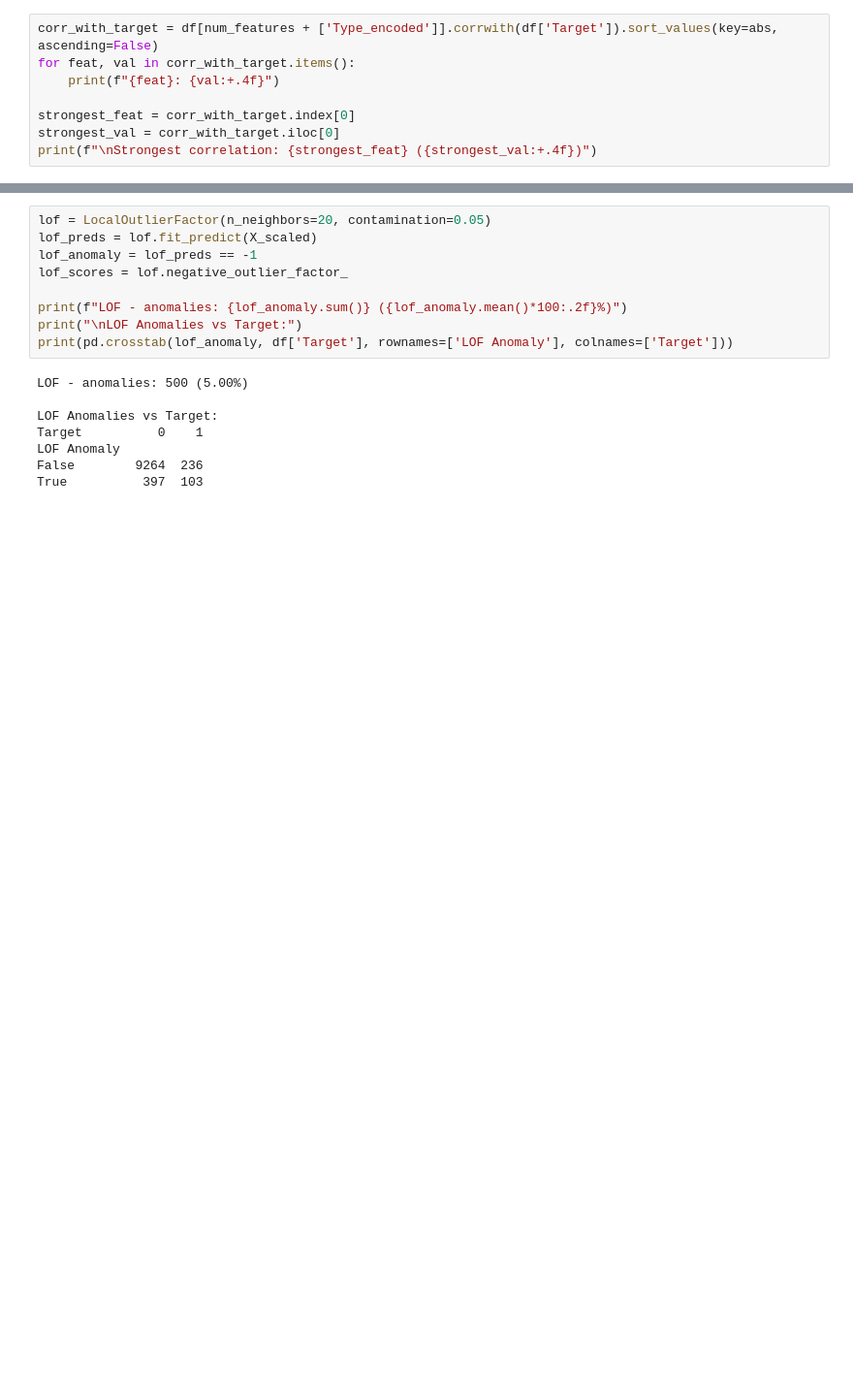
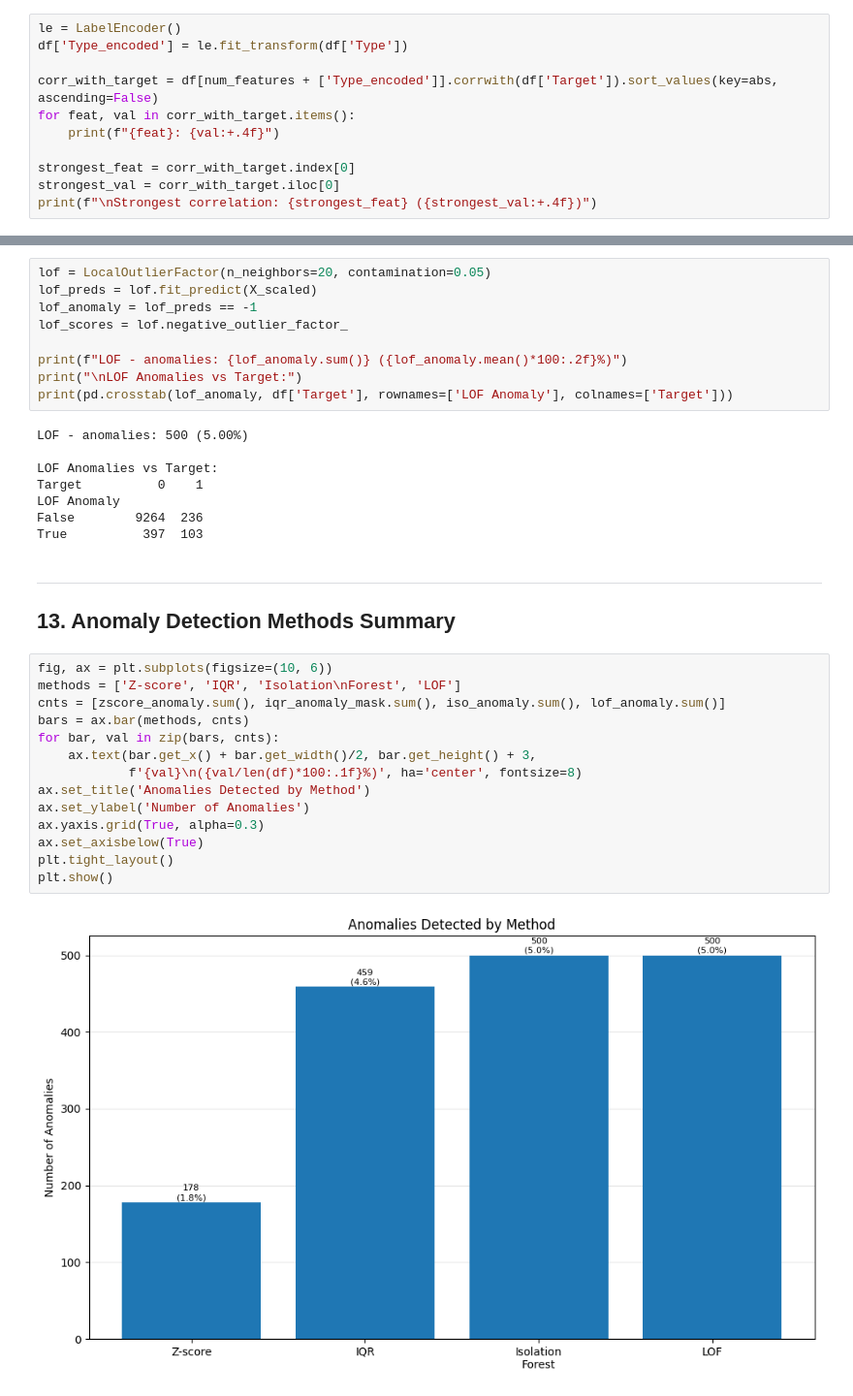
Before and after one commit to hadoyyo/Machine-Predictive-Maintenance-Expert-System, a Jupyter notebook: machine_predictive_maintenance.ipynb, the cells around one changed output, grey strips where cells are left out. Shown at 97% size. Saved outputs shown, nothing was run; the diff lists cells and outputs as text; blank space fills up the shorter version.

Commit message:
add anomalies data visualizations

```diff
--- a/machine_predictive_maintenance.ipynb
+++ b/machine_predictive_maintenance.ipynb
@@ -241,6 +239,9 @@ plt.show()
 ---
 ## 11. Pearson Correlation with Target
 # %%
+le = LabelEncoder()
+df['Type_encoded'] = le.fit_transform(df['Type'])
+
 corr_with_target = df[num_features + ['Type_encoded']].corrwith(df['Target']).sort_values(key=abs, ascending=False)
 for feat, val in corr_with_target.items():
     print(f"{feat}: {val:+.4f}")
@@ -365,3 +366,22 @@ Target          0    1
 LOF Anomaly
 False        9264  236
 True          397  103
+# %% [markdown]
+---
+## 13. Anomaly Detection Methods Summary
+# %%
+fig, ax = plt.subplots(figsize=(10, 6))
+methods = ['Z-score', 'IQR', 'Isolation\nForest', 'LOF']
+cnts = [zscore_anomaly.sum(), iqr_anomaly_mask.sum(), iso_anomaly.sum(), lof_anomaly.sum()]
+bars = ax.bar(methods, cnts)
+for bar, val in zip(bars, cnts):
+    ax.text(bar.get_x() + bar.get_width()/2, bar.get_height() + 3,
+            f'{val}\n({val/len(df)*100:.1f}%)', ha='center', fontsize=8)
+ax.set_title('Anomalies Detected by Method')
+ax.set_ylabel('Number of Anomalies')
+ax.yaxis.grid(True, alpha=0.3)
+ax.set_axisbelow(True)
+plt.tight_layout()
+plt.show()
+# %% [output]
+[figure, added]
```
Also changed, not shown: parts of 17 cells of this notebook.
